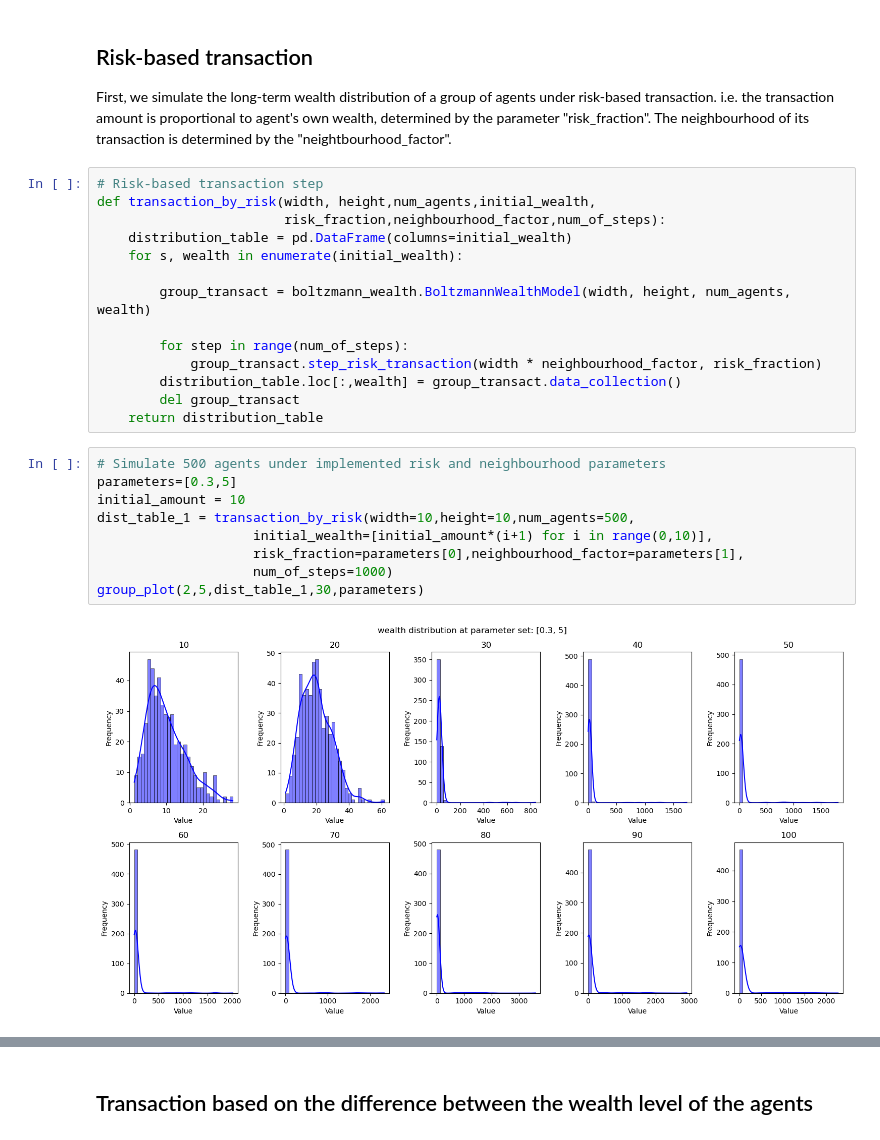
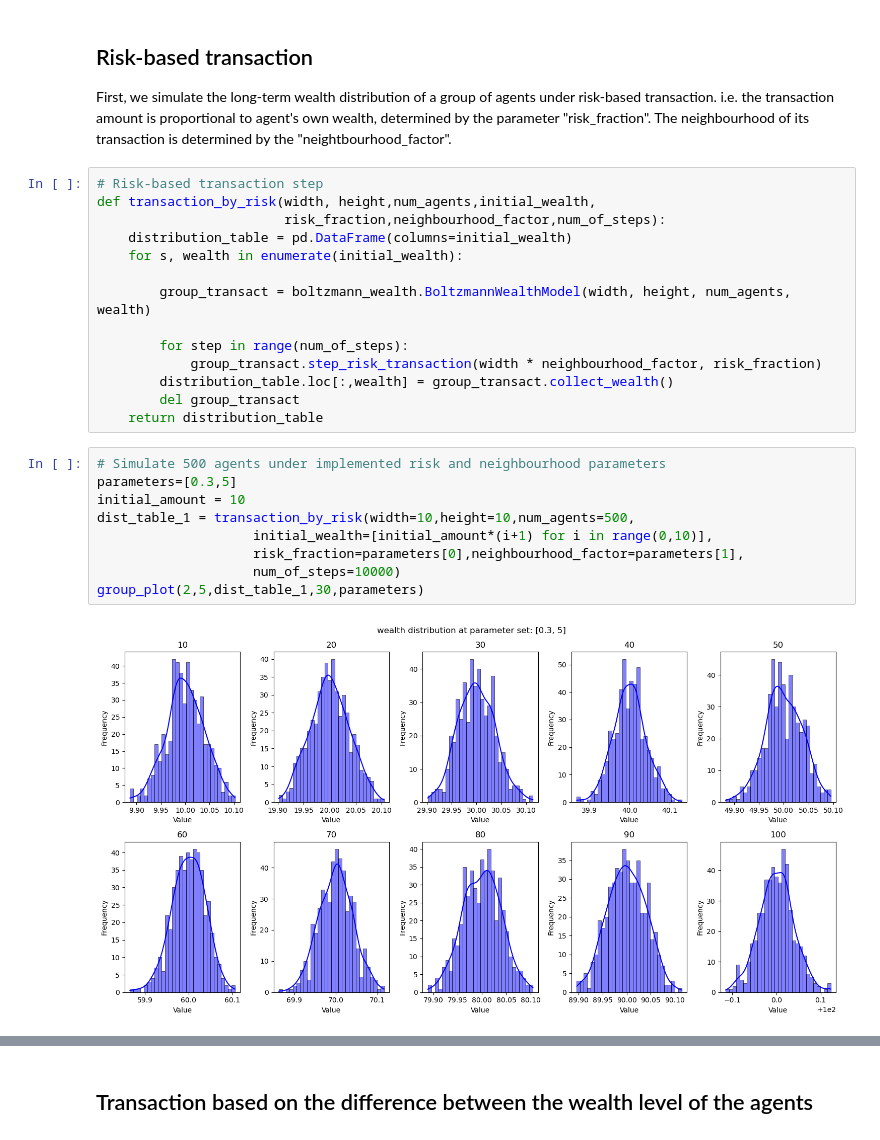
Before and after one commit to PJLiCode/Dynamics, a Jupyter notebook: boltzmann_wealth_analysis.ipynb, the cells around one changed output, grey strips where cells are left out. Cells and saved outputs as stored; diff of their text form.

```diff
--- a/boltzmann_wealth_analysis.ipynb
+++ b/boltzmann_wealth_analysis.ipynb
@@ -39,20 +39,20 @@ def transaction_by_risk(width, height,num_agents,initial_wealth,
 
         for step in range(num_of_steps):
             group_transact.step_risk_transaction(width * neighbourhood_factor, risk_fraction)
-        distribution_table.loc[:,wealth] = group_transact.data_collection()
+        distribution_table.loc[:,wealth] = group_transact.collect_wealth()
         del group_transact
     return distribution_table
 # %%
 # Simulate 500 agents under implemented risk and neighbourhood parameters
 parameters=[0.3,5]
 initial_amount = 10
 dist_table_1 = transaction_by_risk(width=10,height=10,num_agents=500,
                     initial_wealth=[initial_amount*(i+1) for i in range(0,10)],
                     risk_fraction=parameters[0],neighbourhood_factor=parameters[1],
-                    num_of_steps=1000)
+                    num_of_steps=10000)
 group_plot(2,5,dist_table_1,30,parameters)
 # %% [output]
-[figure, old version]
+[figure, new version]
 # %%
 # Simulate 500 agents under implemented risk and neighbourhood parameters
 # High risk transaction
```
Also changed, not shown: parts of 1 cell of this notebook.
